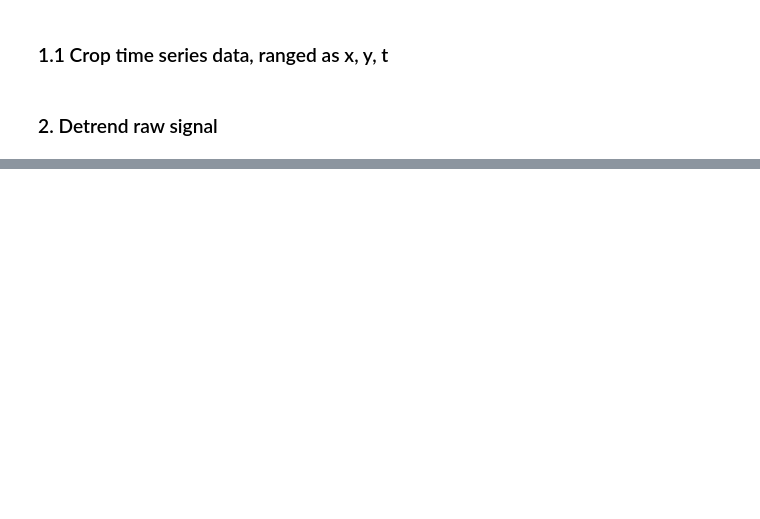
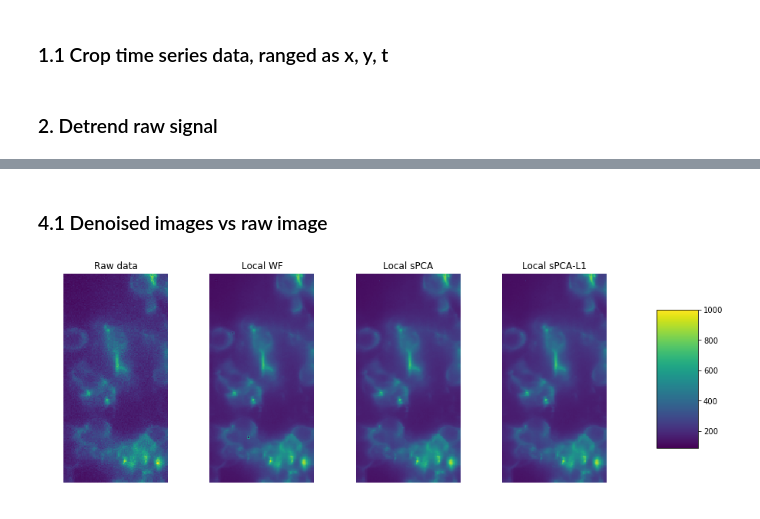
Before and after one commit to zqwei/fish_processing, a Jupyter notebook: notebooks/TK_ex_spatial_denoise_kelly_code.ipynb, the cells around one changed output, grey strips where cells are left out. Drawn from its saved outputs; the diff is of its cells as text; code cells hidden in the pictures; blank space fills up the shorter version.

Commit message:
update kelly's code and notebook example

```diff
--- a/notebooks/TK_ex_spatial_denoise_kelly_code.ipynb
+++ b/notebooks/TK_ex_spatial_denoise_kelly_code.ipynb
@@ -411,0 +58,7 @@ anim.save('traces_Vt_Vtd_nostim.mp4',fps=5,extra_args=['-vcodec','libx264'])
+# %%
+# CPU times: user 54.2 s, sys: 2.13 s, total: 56.3 s, Wall time: 55.7 s
+# np.save('Y_wf', Y_wf)
+Y_wf = np.load('Y_wf.npy')
+mean_ = Y_wf.mean(axis=2,keepdims=True)
+sn, psdx =cm.source_extraction.cnmf.pre_processing.get_noise_fft(Y_wf - mean_,noise_method='logmexp')
+SNR_wf = Y_wf.var(2)/sn**2
@@ -411,0 +188,18 @@ anim.save('traces_Vt_Vtd_nostim.mp4',fps=5,extra_args=['-vcodec','libx264'])
+# %% [markdown]
+### 4.1 Denoised images vs raw image
+# %%
+tmp_ = [Y_detr, Y_wf, Yd_detr, Yd_detrt]
+titles = ['Raw data', 'Local WF', 'Local sPCA', 'Local sPCA-L1']
+# %%
+f, ax = plt.subplots(1, len(tmp_), figsize=(15, 5))
+for nPlt in range(len(tmp_)):
+    cf = ax[nPlt].imshow(tmp_[nPlt][:, :, 0], vmin=90, vmax=1000)
+    ax[nPlt].set_title(titles[nPlt])
+    ax[nPlt].axis('off')
+f.subplots_adjust(right=0.8)
+cbar_ax = f.add_axes([0.85, 0.25, 0.05, 0.5])
+f.colorbar(cf, cax=cbar_ax)
+# plt.savefig('kelly_denoise_img.png', dpi=700, bbox_inches="tight")
+plt.show()
+# %% [output]
+[figure, added]
```
Also changed, not shown: parts of 69 cells of this notebook, 5 other files.
